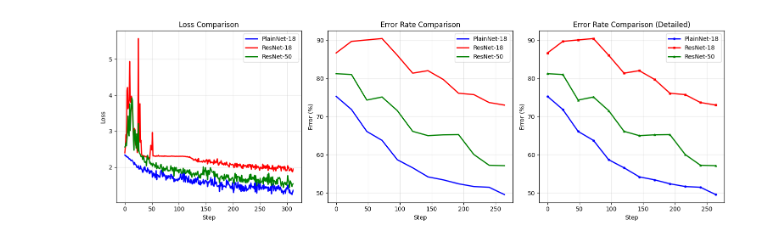
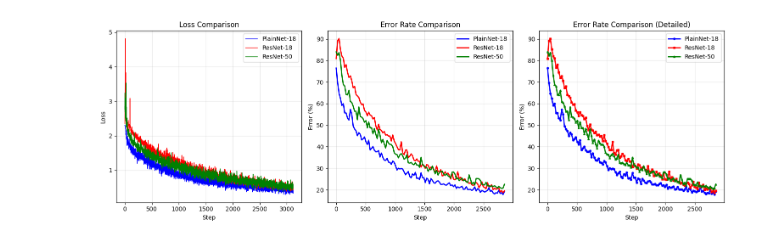
Before and after one commit to Donghyeon-Shin/learning_AI, a Jupyter notebook: Resnet/model.ipynb, the cells around one changed output. Saved outputs shown, nothing was run; the diff lists cells and outputs as text; code cells hidden in the pictures.

Commit message:
refector : Epoch를 20으로 설정하여 학습

```diff
--- a/Resnet/model.ipynb
+++ b/Resnet/model.ipynb
@@ -216,6 +219,11 @@ resnet_18_error = []
 resnet_50 = Net(ResNetBottleneck, [3, 4, 6, 3])
 resnet_50_loss = []
 resnet_50_error = []
+
+# 모델을 GPU로 이동
+planet_18 = planet_18.to(device)
+resnet_18 = resnet_18.to(device)
+resnet_50 = resnet_50.to(device)
 # %%
 import torch.optim as optim
 
@@ -227,8 +235,8 @@ planet_18_optimizer = optim.SGD(planet_18.parameters(), lr=0.0001, momentum=0.9)
 resnet_18_optimizer = optim.SGD(resnet_18.parameters(), lr=0.01, momentum=0.9)
 resnet_50_optimizer = optim.SGD(resnet_50.parameters(), lr=0.001, momentum=0.9)
 
-# 2번 에포크 학습
-num_epochs = 2
+# 20번 에포크 학습
+num_epochs = 20
 # %%
 # 평가 함수 (top1 error rate, top5 error rate)
 def evaluate_model(model, data_loader, is_top5=False):
@@ -238,6 +246,9 @@ def evaluate_model(model, data_loader, is_top5=False):
 
     with torch.no_grad():
         for inputs, labels in data_loader:
+            inputs = inputs.to(device)  # GPU로 이동
+            labels = labels.to(device)  # GPU로 이동
+
             outputs = model(inputs)
 
             if is_top5:
@@ -262,6 +273,8 @@ for epoch in range(num_epochs):
 
     for i, data in enumerate(train_loader, 0):
         inputs, labels = data
+        inputs = inputs.to(device)  # GPU로 이동
+        labels = labels.to(device)  # GPU로 이동
 
         # 순전파 + 역전파 + 최적화
         outputs_planet_18 = planet_18(inputs)
@@ -306,7 +319,7 @@ for epoch in range(num_epochs):
             avg_loss_resnet_50 = running_loss_resnet_50 / accumulated_steps
             resnet_50_loss.append(avg_loss_resnet_50)
 
-            print(f"Step {i // accumulated_steps + 1}: planet_18 Loss = {avg_loss_planet_18:.4f}, resnet_18 Loss = {avg_loss_resnet_18:.4f}, resnet_50 Loss = {avg_loss_resnet_50:.4f}")
+            # print(f"Step {i // accumulated_steps + 1}: planet_18 Loss = {avg_loss_planet_18:.4f}, resnet_18 Loss = {avg_loss_resnet_18:.4f}, resnet_50 Loss = {avg_loss_resnet_50:.4f}")
 
             # step 24마다 검증 데이터 평가
             if (i // accumulated_steps + 1) % 24 == 0:
@@ -358,40 +371,40 @@ Step 156: planet_18 Loss = 1.3589, resnet_18 Loss = 1.9506, resnet_50 Loss = 1.5
 plt.figure(figsize=(15, 5))
 # 손실 비교 그래프
 plt.subplot(1, 3, 1)
-plt.plot(planet_18_loss, label='PlainNet-18', color='blue', linewidth=2)
-plt.plot(resnet_18_loss, label='ResNet-18', color='red', linewidth=2)
-plt.plot(resnet_50_loss, label='ResNet-50', color='green', linewidth=2)
+plt.plot(planet_18_loss, label='PlainNet-18', color='blue', linewidth=1)
+plt.plot(resnet_18_loss, label='ResNet-18', color='red', linewidth=1)
+plt.plot(resnet_50_loss, label='ResNet-50', color='green', linewidth=1)
 plt.title("Loss Comparison")
 plt.xlabel("Step")
 plt.ylabel("Loss")
 plt.legend()
 plt.grid(True, alpha=0.3)
 
 # 오류율 step x 값 보정
 x_values = [i * 24 for i in range(len(planet_18_error))]
 
 # 오류율 비교 그래프
 plt.subplot(1, 3, 2)
 plt.plot(x_values, planet_18_error, label='PlainNet-18', color='blue', linewidth=2)
 plt.plot(x_values, resnet_18_error, label='ResNet-18', color='red', linewidth=2)
 plt.plot(x_values, resnet_50_error, label='ResNet-50', color='green', linewidth=2)
 plt.title("Error Rate Comparison")
 plt.xlabel("Step")
 plt.ylabel("Error (%)")
 plt.legend()
 plt.grid(True, alpha=0.3)
 
 # 오류율만 따로 비교 (더 큰 그래프)
 plt.subplot(1, 3, 3)
 plt.plot(x_values, planet_18_error, label='PlainNet-18', color='blue', linewidth=2, marker='o', markersize=3)
 plt.plot(x_values, resnet_18_error, label='ResNet-18', color='red', linewidth=2, marker='s', markersize=3)
 plt.plot(x_values, resnet_50_error, label='ResNet-50', color='green', linewidth=2, marker='^', markersize=3)
 plt.title("Error Rate Comparison (Detailed)")
 plt.xlabel("Step")
 plt.ylabel("Error (%)")
 plt.legend()
 plt.grid(True, alpha=0.3)
 plt.tight_layout()
 plt.show()
 # %% [output]
-[figure, old version]
+[figure, new version]
```
Also changed, not shown: parts of 4 cells of this notebook.
